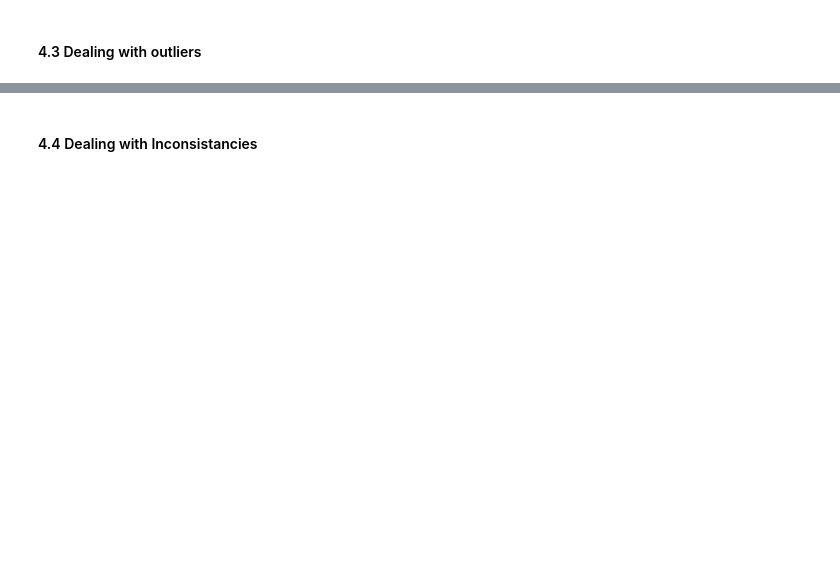
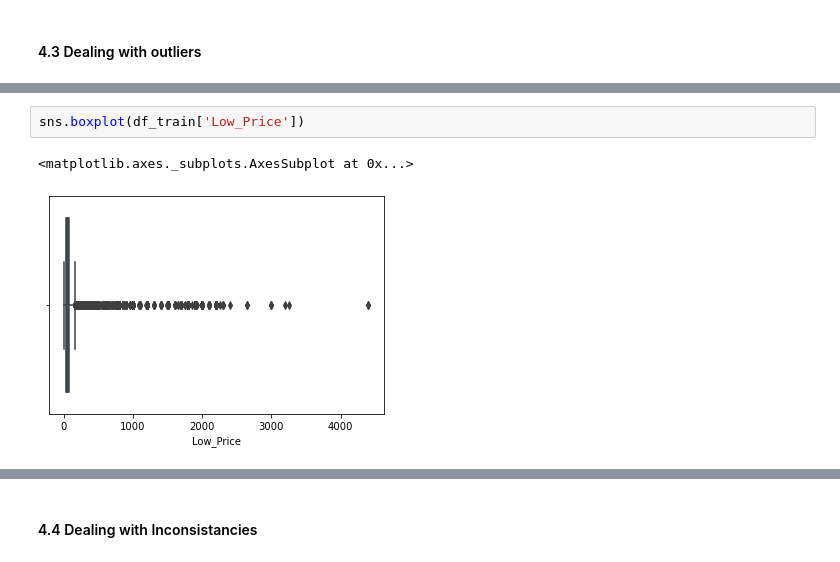
Before and after one commit to dineomahlangu178/Team_32, a Jupyter notebook: Team_32.ipynb, the cells around one changed output, grey strips where cells are left out. Cells and saved outputs as stored; diff of their text form; blank space fills up the shorter version.

```diff
--- a/Team_32.ipynb
+++ b/Team_32.ipynb
@@ -81,0 +277,5 @@ df3.head()
+# %%
+sns.boxplot(df_train['Low_Price'])
+# %% [output]
+<matplotlib.axes._subplots.AxesSubplot at 0x...>
+[figure, added]
```
Also changed, not shown: parts of 52 cells of this notebook.
